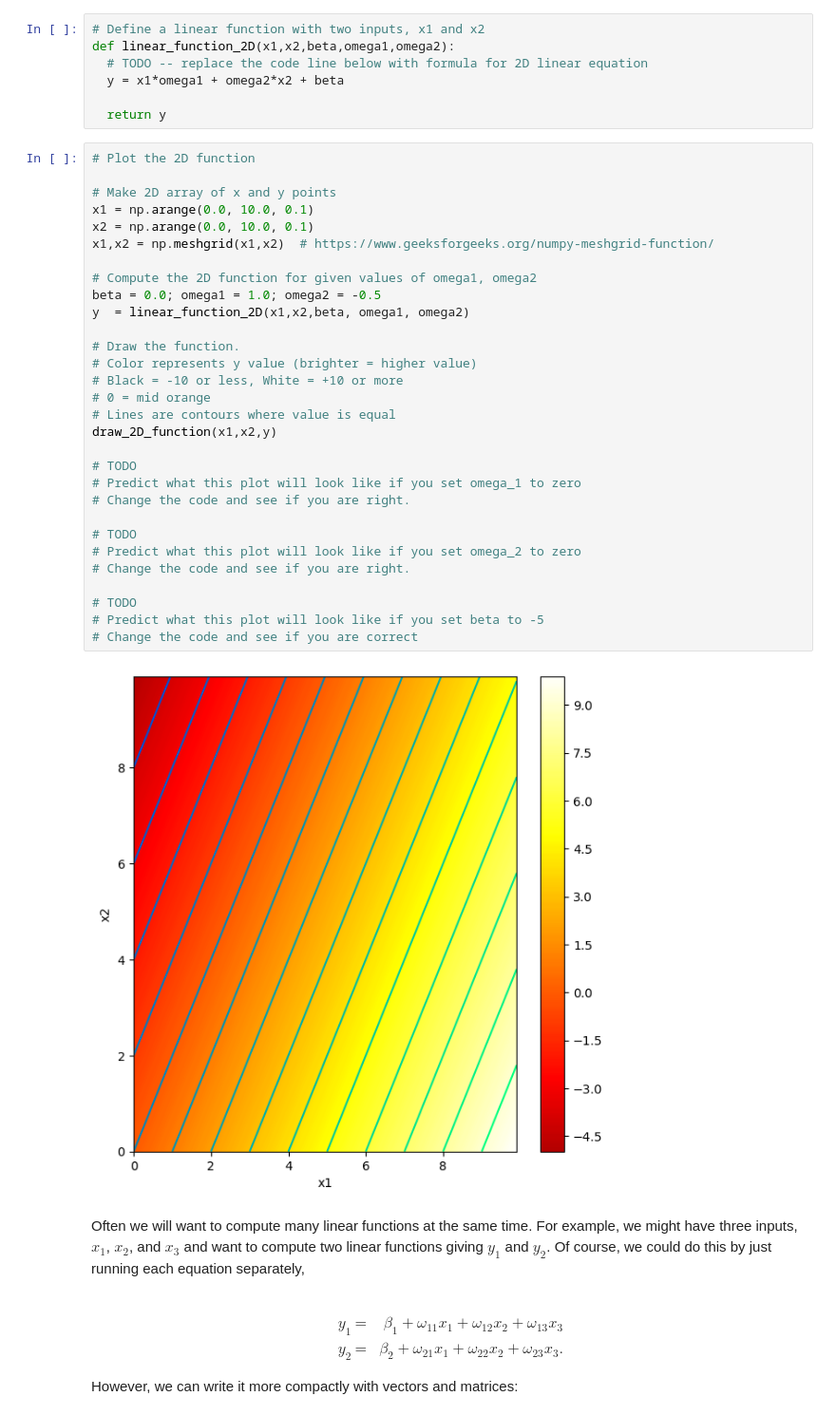
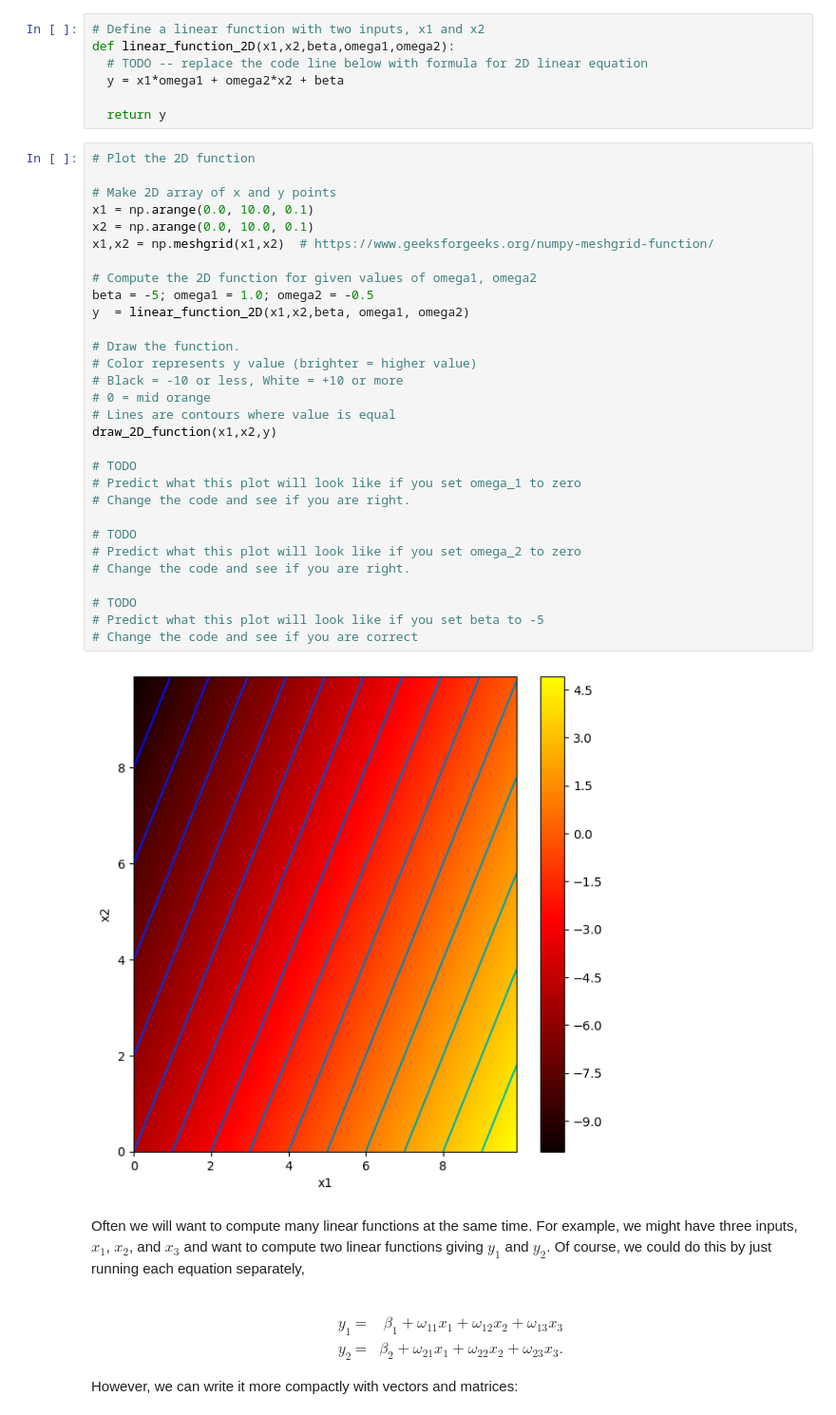
Before and after one commit to Eugenumber1/udlbook, a Jupyter notebook: Notebooks/Chap01/1_1_BackgroundMathematics.ipynb, the cells around one changed output. Shown: that part at 95% size. Saved outputs shown, nothing was run; the diff lists cells and outputs as text.

```diff
--- a/Notebooks/Chap01/1_1_BackgroundMathematics.ipynb
+++ b/Notebooks/Chap01/1_1_BackgroundMathematics.ipynb
@@ -76,35 +76,35 @@ def linear_function_2D(x1,x2,beta,omega1,omega2):
 # %%
 # Plot the 2D function
 
 # Make 2D array of x and y points
 x1 = np.arange(0.0, 10.0, 0.1)
 x2 = np.arange(0.0, 10.0, 0.1)
 x1,x2 = np.meshgrid(x1,x2)  # https://www.geeksforgeeks.org/numpy-meshgrid-function/
 
 # Compute the 2D function for given values of omega1, omega2
-beta = 0.0; omega1 = 1.0; omega2 = -0.5
+beta = -5; omega1 = 1.0; omega2 = -0.5
 y  = linear_function_2D(x1,x2,beta, omega1, omega2)
 
 # Draw the function.
 # Color represents y value (brighter = higher value)
 # Black = -10 or less, White = +10 or more
 # 0 = mid orange
 # Lines are contours where value is equal
 draw_2D_function(x1,x2,y)
 
 # TODO
 # Predict what this plot will look like if you set omega_1 to zero
 # Change the code and see if you are right.
 
 # TODO
 # Predict what this plot will look like if you set omega_2 to zero
 # Change the code and see if you are right.
 
 # TODO
 # Predict what this plot will look like if you set beta to -5
 # Change the code and see if you are correct
 # %% [output]
-[figure, old version]
+[figure, new version]
 # %% [markdown]
 Often we will want to compute many linear functions at the same time.  For example, we might have three inputs, $x_1$, $x_2$, and $x_3$ and want to compute two linear functions giving $y_1$ and $y_2$. Of course, we could do this by just running each equation separately,<br><br>
 
```
Also changed, not shown: parts of 6 cells of this notebook, 3 other files.
